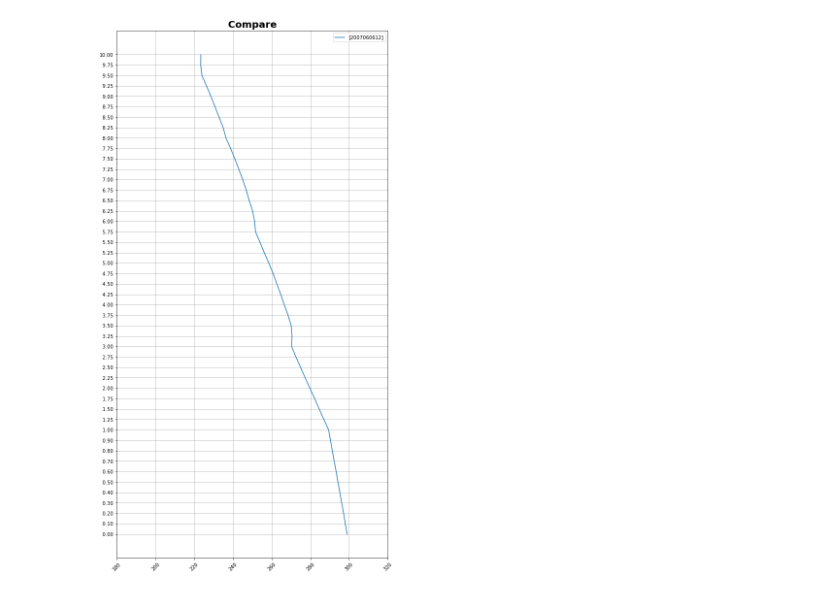
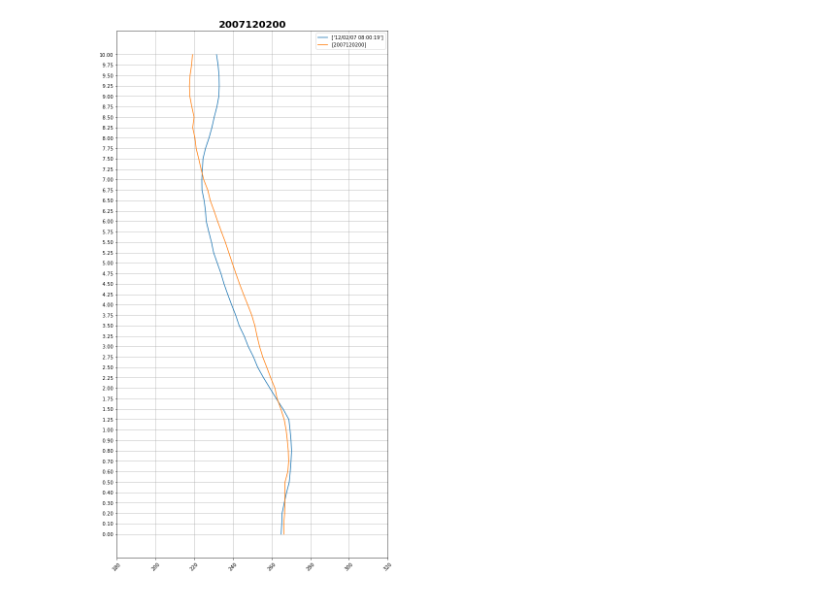
Before and after one commit to Jacob045/python, a Jupyter notebook: work for graduation/compare.ipynb, the cells around one changed output. Drawn from its saved outputs; the diff is of its cells as text; code cells hidden in the pictures.

```diff
--- a/work for graduation/compare.ipynb
+++ b/work for graduation/compare.ipynb
@@ -1,28 +1,30 @@
 # %%
 '''
-    由探空气球测量得到的数据，经过IDL程序read_sounding_data_from_guo.pro和output_sounding_data_as_mwr_data_format.pro处理得到各个高度的温度
-    此数据集将作为神经网络的输出端
+    比较由探空气球测量的得到的大气温度数据和微波辐射计反演得到的大气温度数据之间的差异
 '''
 import numpy as np
 import matplotlib.pyplot as plt
 import pandas as pd
-import draw_photo_UPAR_module
-filepath_1 = r'I:\Data\Personal Data\graduation project\SACOL\original_data\200706\sounding_data_as_MWR_format_200706.txt'
-filepath_2 = r'I:\Data\Personal Data\graduation project\SACOL\microwave\2007\200706\2007-06-06_00-02-00_lv2.csv'
+import draw_photo_module
+from scipy.optimize import curve_fit
+# --------------------------------------------
+filepath_1 = r'I:\Data\Personal Data\graduation project\SACOL\original_data\200712\sounding_data_as_MWR_format_200712.txt'
+filepath_2 = r'I:\Data\Personal Data\graduation project\SACOL\microwave\2007\200712\2007-12-02_00-02-00_lv2.csv'
 # %%
-#世界时
+# 世界时
+# 探空气球数据
 data_1 = pd.read_csv(filepath_1,sep='  ')
 # O_data_1 = data_1.iloc[1:2,0:48]
-O_data_1 = data_1.loc[data_1['Time']==2007060612]
+EL = 2007120200
+O_data_1 = data_1.loc[data_1['Time']==EL]
 # %%
-#北京时 = 世界时 + 8
+# 北京时 = 世界时 + 8
+# 微波辐射计数据
 data_2 = pd.read_csv(filepath_2)
-# photoname_1 = filepath[69:92]
-# photoname = photoname_1 + '-' + str(parameter) + '.png'
 parameter = 11
 a = data_2.loc[data_2['10']==parameter]
 Del_columns = data_2.columns[2:10]
 a.drop(Del_columns,axis=1,inplace=True)
 a.drop('Record',axis=1,inplace=True)
 z = a.iloc[:,0:48]
-O_data_2 = z.loc[z['Date/Time']=='06/06/07 20:00:18']
+O_data_2 = z.loc[z['Date/Time']=='12/02/07 08:00:19']
@@ -33,8 +32,4 @@ O_data_2 = z.loc[z['Date/Time']=='06/06/07 20:00:18']
 O_data_2.columns = O_data_1.columns
 data = O_data_2
 data = data.append(O_data_1)
-photoname = 'Compare'
+photoname = str(EL)
-# %%
-draw_photo_UPAR_module.draw_photo_UPAR(data,photoname)
-# %% [output]
-[figure, removed]
@@ -41,3 +39,8 @@ draw_photo_UPAR_module.draw_photo_UPAR(data,photoname)
+# %%
+# 可视化比较
+draw_photo_module.draw_Linechart_photo(data,photoname)
+# %% [output]
+[figure, added]
 # %%
 # plt.rcParams['figure.figsize'] = (10.0,20.0)
 # Height = data.columns.values[1:48]
```
Also changed, not shown: parts of 2 cells of this notebook, 13 other files.
